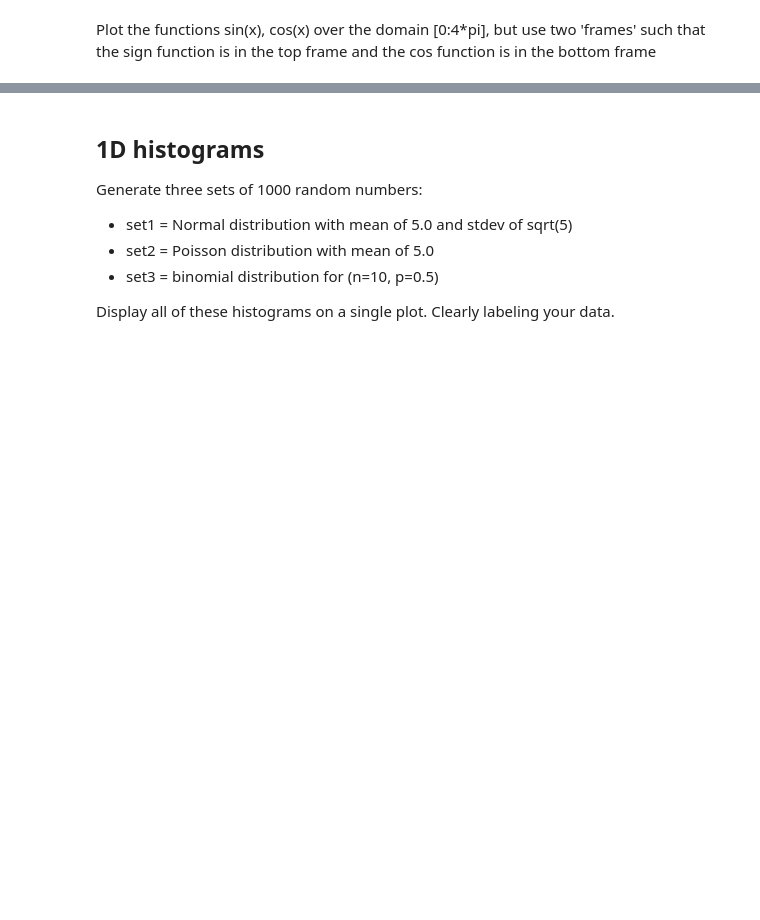
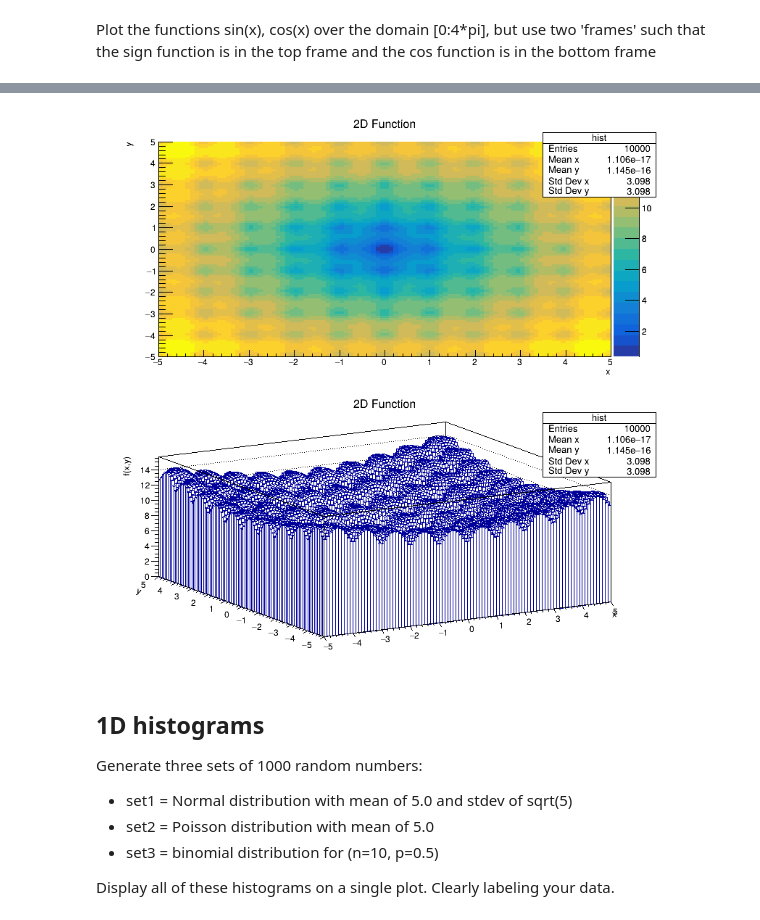
Before and after one commit to ktn9mu/plotting_examples, a Jupyter notebook: plotting_examples.ipynb, the cells around one changed output, grey strips where cells are left out. Cells and saved outputs as stored; diff of their text form; code cells hidden in the pictures; blank space fills up the shorter version.

```diff
--- a/plotting_examples.ipynb
+++ b/plotting_examples.ipynb
@@ -302,48 +278,31 @@ Here e is Euler's number = exp(1)
 
 Use two plot panels.  In the upper panel display your plot as a color map.  In the lower panel display your plot as a lego plot.
 # %%
-# solution here
 import ROOT
 from ROOT import TCanvas, TH2F, TMath
-import os
-
-%jsroot on
-os.chdir("/tmp")
-
-#create canvas
-try:
-    c.Clear()
-except NameError:
-    c = TCanvas("c", "2D Function", 800, 800)
-
-c.Divide(1, 2)
-
-# Reuse histogram --- becoz deleted old one
-try:
-    hist.Reset()  # clear old bins
-except NameError:
-    n_bins = 100
-    hist = TH2F("hist", "2D Function; x; y; f(x,y)", n_bins, -5, 5, n_bins, -5, 5)
 
 def f(x, y):
-    return -20.0 * TMath.Exp(-0.2 * TMath.Sqrt(0.5 * (x*x + y*y))) \
-           - TMath.Exp(0.5 * (TMath.Cos(2*TMath.Pi()*x) + TMath.Cos(2*TMath.Pi()*y))) \
-           + TMath.E() + 20.0
+    return -20.0 * ROOT.TMath.Exp(-0.2 * ROOT.TMath.Sqrt(0.5 * (x*x + y*y))) \
+           - ROOT.TMath.Exp(0.5 * (ROOT.TMath.Cos(2*ROOT.TMath.Pi()*x) + ROOT.TMath.Cos(2*ROOT.TMath.Pi()*y))) \
+           + ROOT.TMath.E() + 20.0
 
-n_bins_x = hist.GetNbinsX()
-n_bins_y = hist.GetNbinsY()
+n_bins = 100
+hist = TH2F("hist", "2D Function; x; y; f(x,y)", n_bins, -5, 5, n_bins, -5, 5)
 
-for i in range(1, n_bins_x + 1):
+for i in range(1, n_bins+1):
     x = hist.GetXaxis().GetBinCenter(i)
-    for j in range(1, n_bins_y + 1):
+    for j in range(1, n_bins+1):
         y = hist.GetYaxis().GetBinCenter(j)
         hist.SetBinContent(i, j, f(x, y))
+
+c = TCanvas("c", "2D Function", 800, 800)
+c.Divide(1, 2)
 
 c.cd(1)
 hist.Draw("COLZ")
 
 c.cd(2)
-hist.Draw("LEGO2")  # smoother lego style
+hist.Draw("LEGO")
 
 c.Draw()
 # %% [output]
@@ -351,3 +311,4 @@ c.Draw()
+[figure, added]
 # %% [markdown]
 1D histograms
 ---
```
Also changed, not shown: parts of 15 cells of this notebook.
